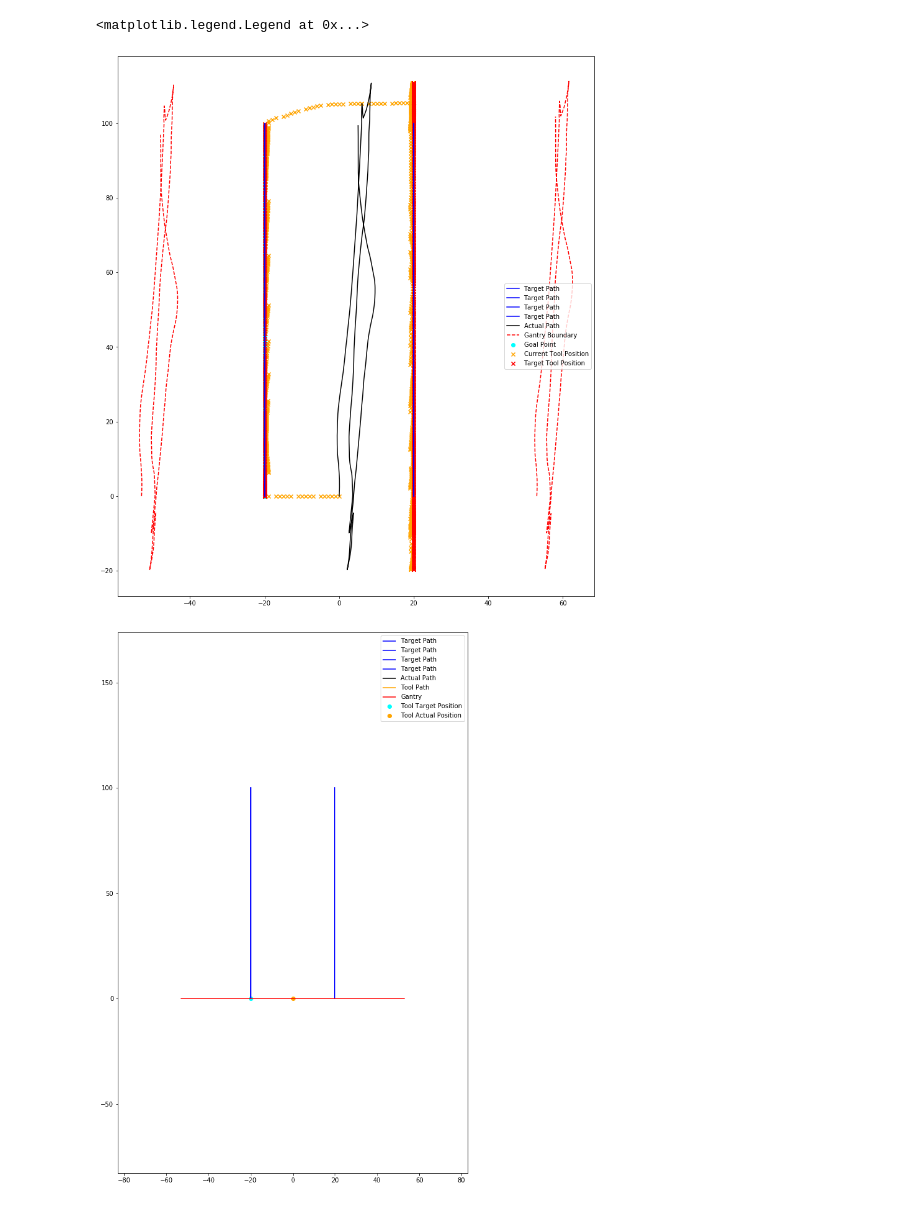
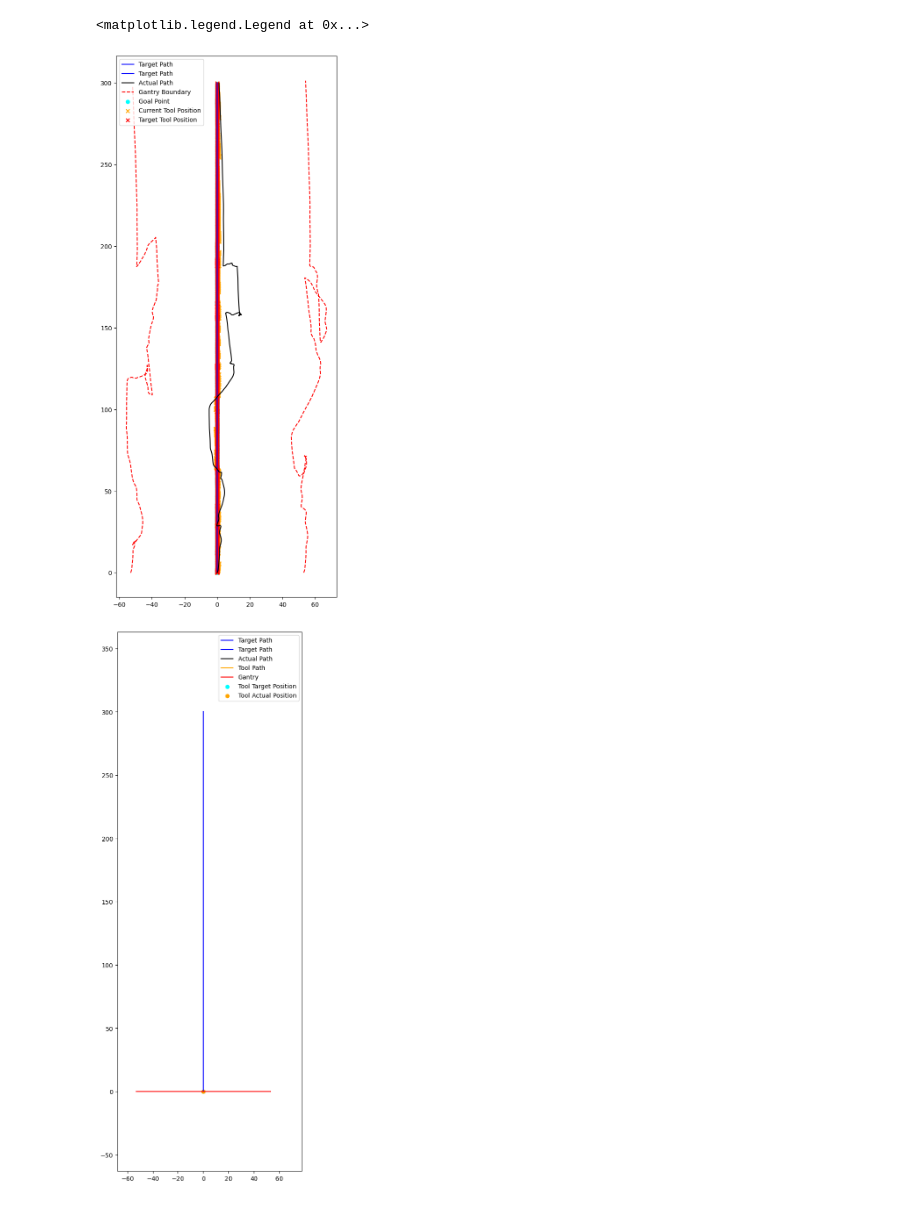
Before and after one commit to darkmattericecoffee/handheld-cnc, a Jupyter notebook: animate.ipynb, the cells around one changed output. Saved outputs shown, nothing was run; the diff lists cells and outputs as text; code cells hidden in the pictures.

```diff
--- a/animate.ipynb
+++ b/animate.ipynb
@@ -21,7 +21,7 @@ GANTRY_LENGTH_MM = 106.0
 
 PLOT_PADDING = GANTRY_LENGTH_MM/2 + 10.0
 
-with open('../logFiles/logFile_21.txt') as f:
+with open('../logFiles/logFile_23.txt') as f:
     lines = f.readlines()
 
     target_paths = np.array(
@@ -79,7 +79,7 @@ ax.set_aspect('equal')
 plt.legend()
 # %% [output]
 <matplotlib.legend.Legend at 0x...>
-[figure, old version]
+[figure, new version]
 # %%
 # Get the min/max value of all points to set plot bounds
 plt.rcParams["animation.html"] = "jshtml"
@@ -126,32 +126,32 @@ def animate_func(i):
     actual_path_x = actual_path[0:i*DOWNSAMPLE:DOWNSAMPLE,ACTUAL_PATH_X]
     actual_path_y = actual_path[0:i*DOWNSAMPLE:DOWNSAMPLE,ACTUAL_PATH_Y]
     actual_path_line.set_data(actual_path_x, actual_path_y)
 
     cut_path_x = actual_path[0:i*DOWNSAMPLE:DOWNSAMPLE, ACTUAL_PATH_TOOL_X]
     cut_path_y = actual_path[0:i*DOWNSAMPLE:DOWNSAMPLE, ACTUAL_PATH_TOOL_Y]
     actual_cut_path_line.set_data(cut_path_x, cut_path_y)
 
     current_x = actual_path[i*DOWNSAMPLE, ACTUAL_PATH_X]
     current_y = actual_path[i*DOWNSAMPLE, ACTUAL_PATH_Y]
     current_yaw = actual_path[i*DOWNSAMPLE, ACTUAL_PATH_YAW]
 
     gantry_x = [current_x - GANTRY_LENGTH_MM/2*np.cos(current_yaw), current_x + GANTRY_LENGTH_MM/2*np.cos(current_yaw)]
     gantry_y = [current_y - GANTRY_LENGTH_MM/2*np.sin(current_yaw), current_y + GANTRY_LENGTH_MM/2*np.sin(current_yaw)]
     gantry_line.set_data(gantry_x, gantry_y)
 
     #Plot a marker for the current goal point
     goal_scatter.set_offsets(
-        actual_path[i*DOWNSAMPLE, [ACTUAL_PATH_GOAL_X, ACTUAL_PATH_GOAL_Y]]
+        actual_path[i*DOWNSAMPLE, [DESIRED_PATH_TOOL_X, DESIRED_PATH_TOOL_Y]]
     )
 
     # Plot a marker for the current tool position, color based on whether or not it's cutting
     tool_scatter.set_offsets(
         actual_path[i*DOWNSAMPLE, [ACTUAL_PATH_TOOL_X, ACTUAL_PATH_TOOL_Y]]
     )
 
     return actual_path_line, actual_cut_path_line, gantry_line, goal_scatter, tool_scatter
 
 ani = FuncAnimation(f, animate_func, len(actual_path)//DOWNSAMPLE, interval=50)
 ani.save('animation.mp4', writer='ffmpeg', fps=30)
 # %% [output]
-[figure, old version]
+[figure, new version]
```
